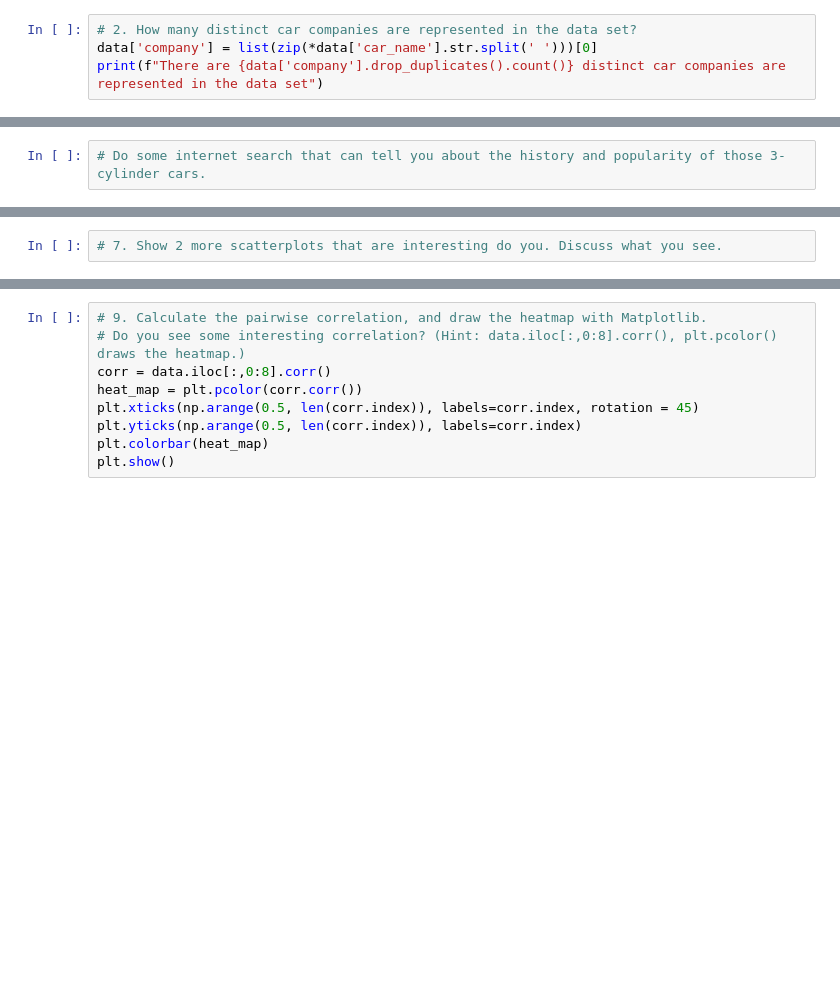
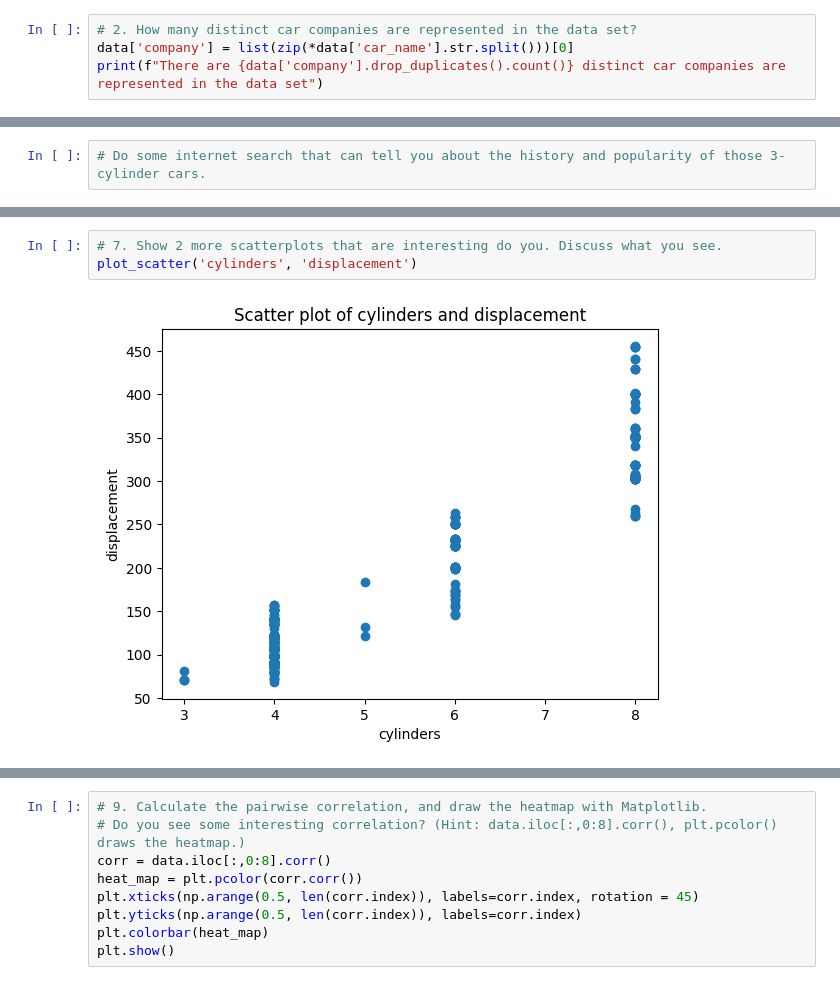
Before and after one commit to HoDangCao/Data-Vis, a Jupyter notebook: lab3/carmpg.ipynb, the cells around one changed output, grey strips where cells are left out. Cells and saved outputs as stored; diff of their text form; blank space fills up the shorter version.

```diff
--- a/lab3/carmpg.ipynb
+++ b/lab3/carmpg.ipynb
@@ -53,7 +53,7 @@ print(f"There are {data.shape[0]} cars and {data.shape[1]} attributes.")
 There are 406 cars and 9 attributes.
 # %%
 # 2. How many distinct car companies are represented in the data set?
-data['company'] = list(zip(*data['car_name'].str.split(' ')))[0]
+data['company'] = list(zip(*data['car_name'].str.split()))[0]
 print(f"There are {data['company'].drop_duplicates().count()} distinct car companies are represented in the data set")
 # %% [output]
 There are 38 distinct car companies are represented in the data set
@@ -150,2 +151,5 @@ plot_scatter('model', 'cylinders')
 # %%
 # 7. Show 2 more scatterplots that are interesting do you. Discuss what you see.
+plot_scatter('cylinders', 'displacement')
+# %% [output]
+[figure, added]
```
Also changed, not shown: parts of 10 cells of this notebook.
